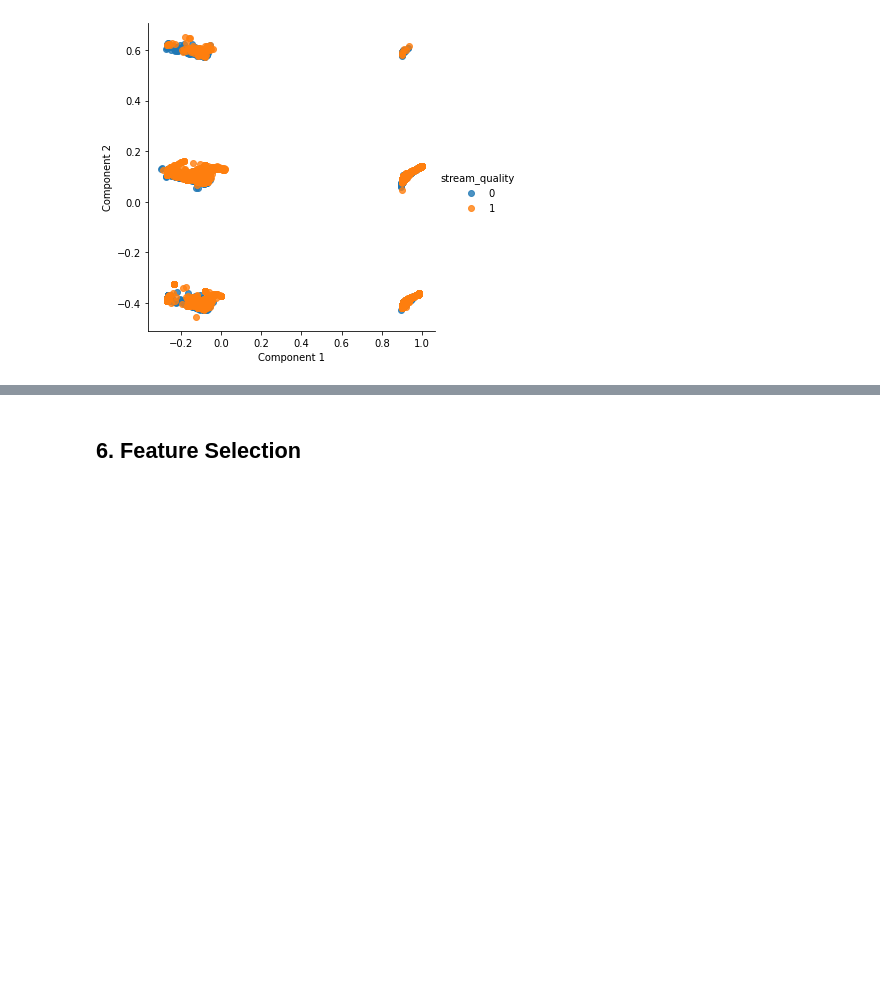
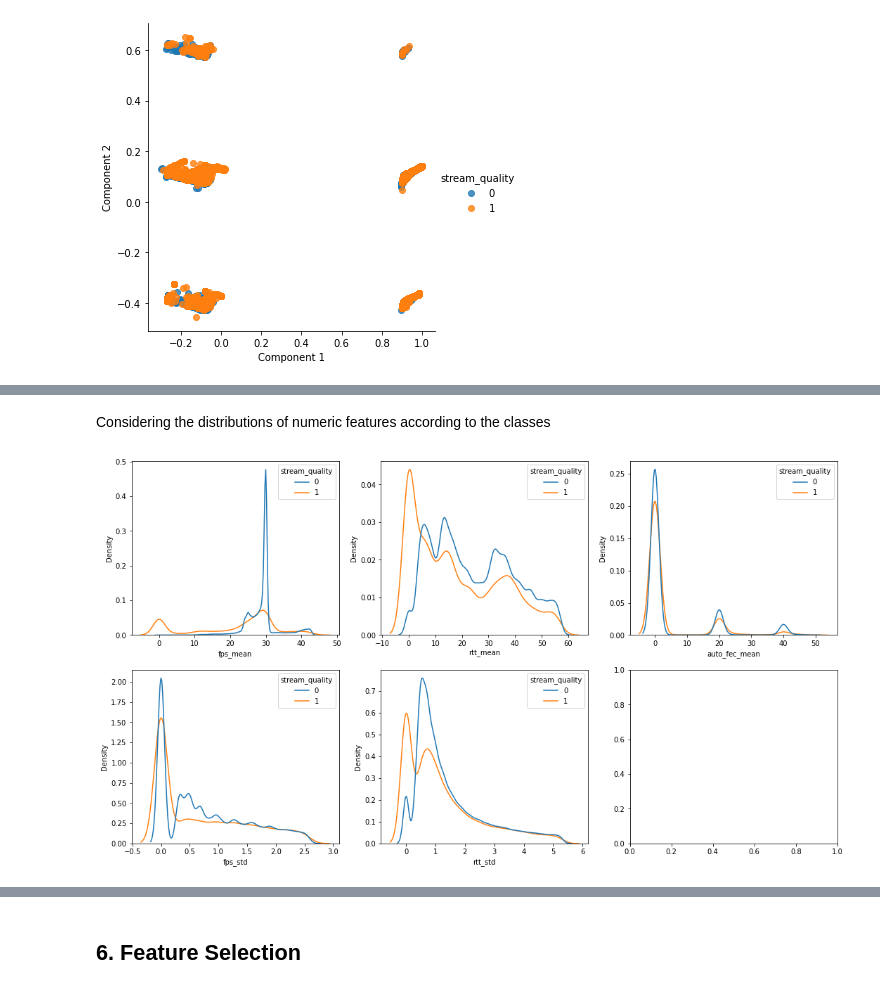
Before and after one commit to ainura-z/Machine-learning, a Jupyter notebook: assignment_1/classification.ipynb, the cells around one changed output, grey strips where cells are left out. Drawn from its saved outputs; the diff is of its cells as text; code cells hidden in the pictures; blank space fills up the shorter version.

```diff
--- a/assignment_1/classification.ipynb
+++ b/assignment_1/classification.ipynb
@@ -41,7 +41,8 @@ auto_fec_mean          float64
 stream_quality           int64
 dtype: object
 # %%
-df_train.describe().T
+df_train_describe = df_train.describe().T
+df_train_describe
 # %% [output]
 |  | count | mean | std | min | 25% | 50% | 75% | max |
 | fps_mean | 406572.0 | 3.449756e+01 | 1.162549e+01 | 0.0 | 28.300000 | 30.000000 | 43.000000 | 1.271000e+02 |
@@ -148,0 +178,44 @@ ax.set_ylabels('Component 2')
+# %% [markdown]
+Considering the distributions of numeric features according to the classes
+# %%
+df = df_train.select_dtypes(exclude=["object"]).drop(
+    [
+        "stream_quality",
+        "dropped_frames_std",
+        "dropped_frames_max",
+        "fps_lags",
+        "dropped_frames_mean",
+    ],
+    axis=1,
+)
+
+n_plots = len(df.columns)
+fig, ax = plt.subplots(2, int(n_plots / 2) + 1, figsize=[18, 10])
+
+for i in range(0, n_plots, 2):
+
+    name_i = df.iloc[:, i].name
+    name_i_1 = df.iloc[:, i + 1].name if (i + 1) < n_plots else None
+
+    sns.kdeplot(
+        ax=ax[0][int(i / 2)],
+        data=df_train,
+        x=df_train[df_train[name_i] < df_train_describe.loc[name_i]["75%"]][name_i],
+        hue="stream_quality",
+        common_norm=False,
+    )
+
+    if (i + 1) < n_plots:
+        sns.kdeplot(
+            ax=ax[1][int(i / 2)],
+            data=df_train,
+            x=df_train[df_train[name_i_1] < df_train_describe.loc[name_i_1]["75%"]][
+                name_i_1
+            ],
+            hue="stream_quality",
+            common_norm=False,
+        )
+
+plt.show()
+# %% [output]
+[figure, added]
```
Also changed, not shown: parts of 15 cells of this notebook, 2 other files.
